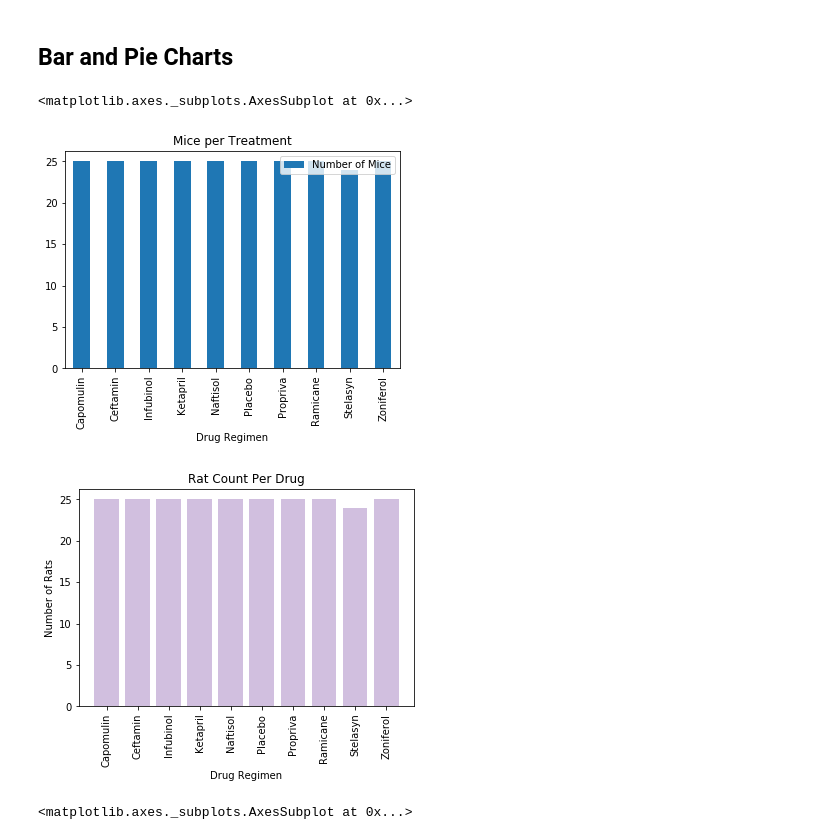
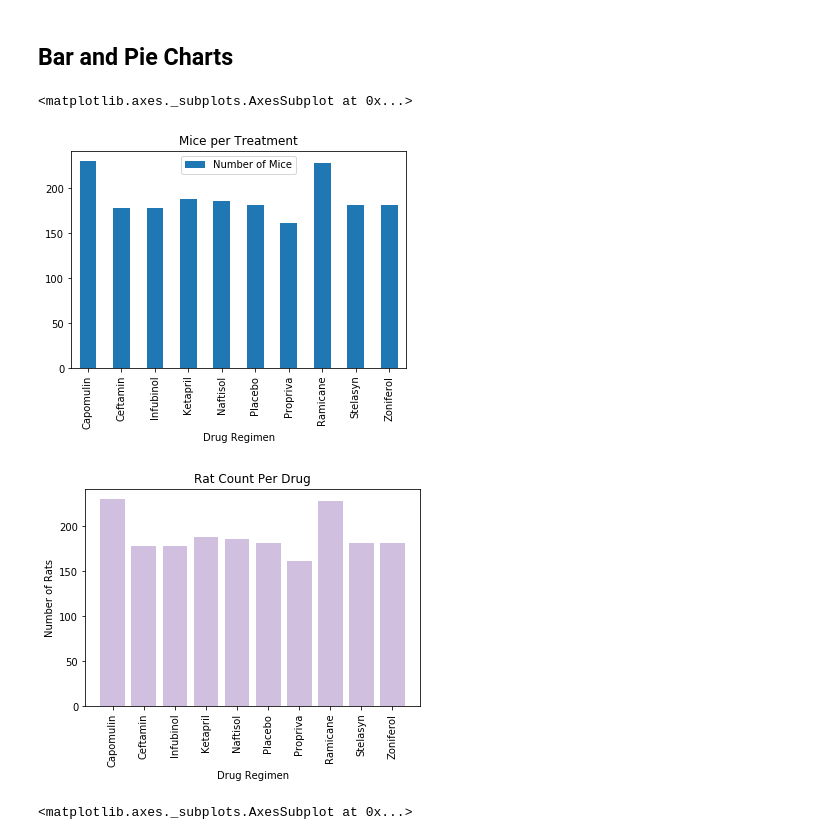
Before and after one commit to j1candel/matplotlib-challenge, a Jupyter notebook: Pymaceuticals/pymaceuticals_starter.ipynb, the cells around one changed output. Cells and saved outputs as stored; diff of their text form; code cells hidden in the pictures.

```diff
--- a/Pymaceuticals/pymaceuticals_starter.ipynb
+++ b/Pymaceuticals/pymaceuticals_starter.ipynb
@@ -156,30 +156,30 @@ final_sum_data_df
 ## Bar and Pie Charts
 # %%
 # Generate a bar plot showing the total number of mice for each treatment throughout the course of the study using pandas.
-mice_per_df = clean_data_df.groupby('Drug Regimen')
+mice_per_df = mice_data_df.groupby('Drug Regimen')
 number_of_mice_df = mice_per_df.count()
 number_of_mice_df = number_of_mice_df['Mouse ID']
 
 #Merging count with sum data and eliminating the index
 mice_df = pd.merge(sum_data_df, number_of_mice_df, on = 'Drug Regimen')
 
 #Resetting the Index
 mice_df = mice_df.reset_index()
 
 #Renaming the columns
 mice_df = mice_df.rename(columns={'Mouse ID':'Number of Mice'})
 
 #Setting the x values to a value
 x_values = mice_df['Drug Regimen']
 
 #Setting the y values to a value
 y_values = mice_df['Number of Mice']
 
 #Making Bar Plot
 mice_df.plot(x = 'Drug Regimen', y = 'Number of Mice', kind='bar', title= 'Mice per Treatment')
 # %% [output]
 <matplotlib.axes._subplots.AxesSubplot at 0x...>
-[figure, old version]
+[figure, new version]
 # %%
 # Generate a bar plot showing the total number of mice for each treatment throughout the course of the study using pyplot.
 x_axis = np.arange(0, len(x_values))
@@ -204,7 +204,7 @@ plt.bar(x_axis, y_axis, facecolor = 'indigo', alpha= 0.25, align= 'center')
 plt.xticks(tick_locations, x_values, rotation = 'vertical')
 plt.show()
 # %% [output]
-[figure, old version]
+[figure, new version]
 # %%
 # Generate a pie plot showing the distribution of female versus male mice using pandas
 
```
Also changed, not shown: parts of 6 cells of this notebook.
